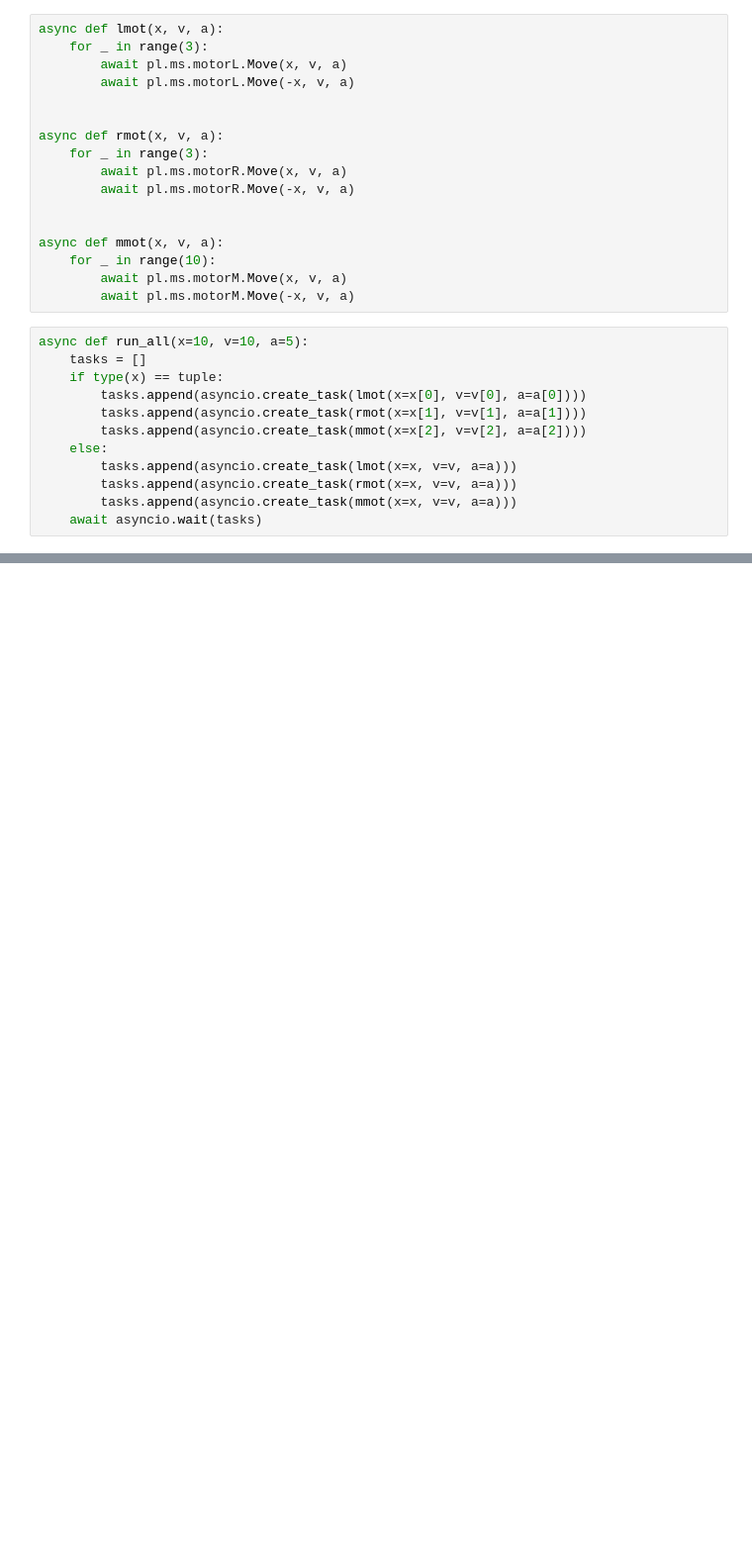
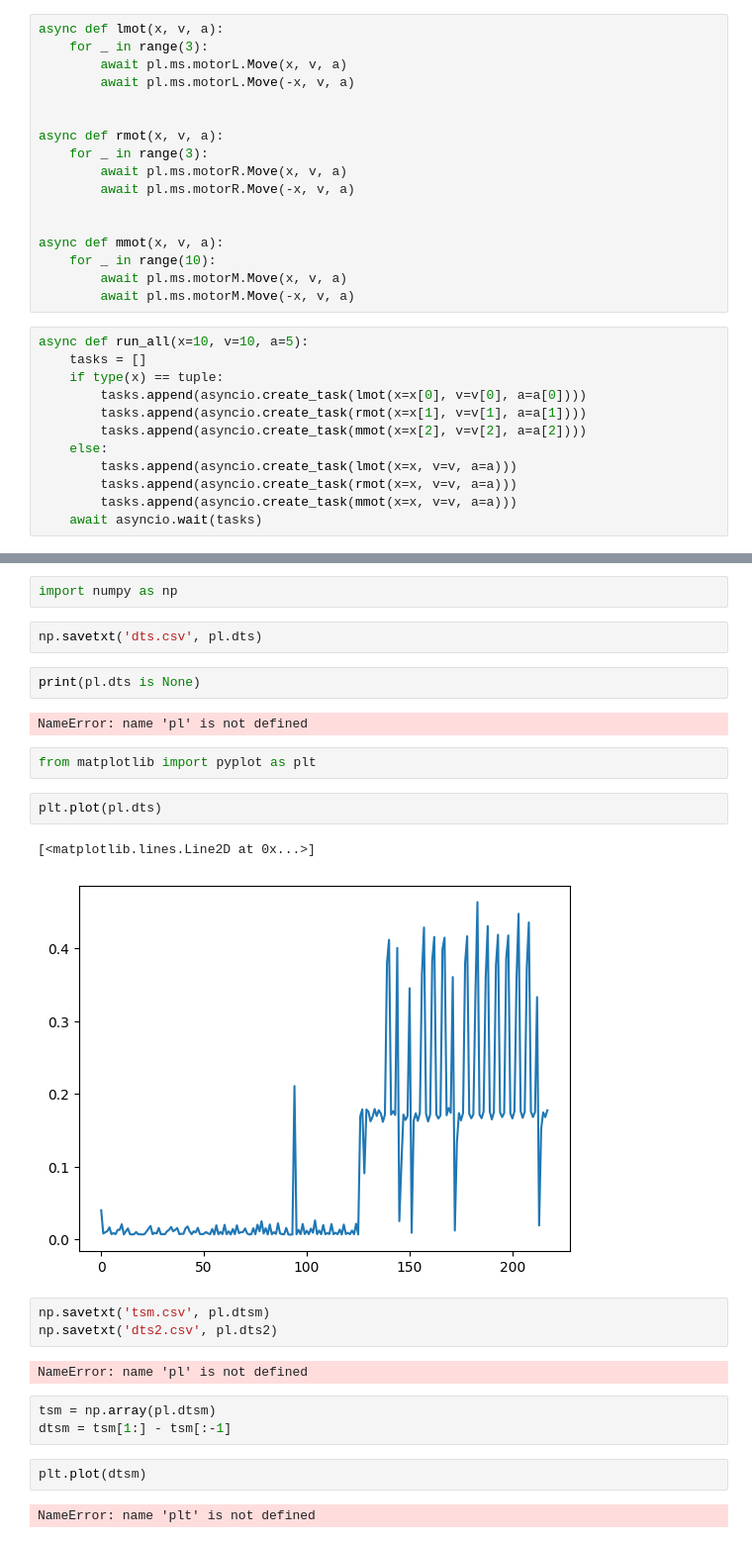
Before and after one commit to korbash/table_control, a Jupyter notebook: jupiter/test_async.ipynb, the cells around one changed output, grey strips where cells are left out. Shown: that part at 99% size. Cells and saved outputs as stored; diff of their text form; blank space fills up the shorter version.

```diff
--- a/jupiter/test_async.ipynb
+++ b/jupiter/test_async.ipynb
@@ -84,0 +106,27 @@ asyncio.create_task(g())
+# %%
+import numpy as np
+# %%
+np.savetxt('dts.csv', pl.dts)
+# %%
+print(pl.dts is None)
+# %% [output]
+NameError: name 'pl' is not defined
+# %%
+from matplotlib import pyplot as plt
+# %%
+plt.plot(pl.dts)
+# %% [output]
+[<matplotlib.lines.Line2D at 0x...>]
+[figure, added]
+# %%
+np.savetxt('tsm.csv', pl.dtsm)
+np.savetxt('dts2.csv', pl.dts2)
+# %% [output]
+NameError: name 'pl' is not defined
+# %%
+tsm = np.array(pl.dtsm)
+dtsm = tsm[1:] - tsm[:-1]
+# %%
+plt.plot(dtsm)
+# %% [output]
+NameError: name 'plt' is not defined
```
Also changed, not shown: parts of 10 cells of this notebook, 1 other file.
